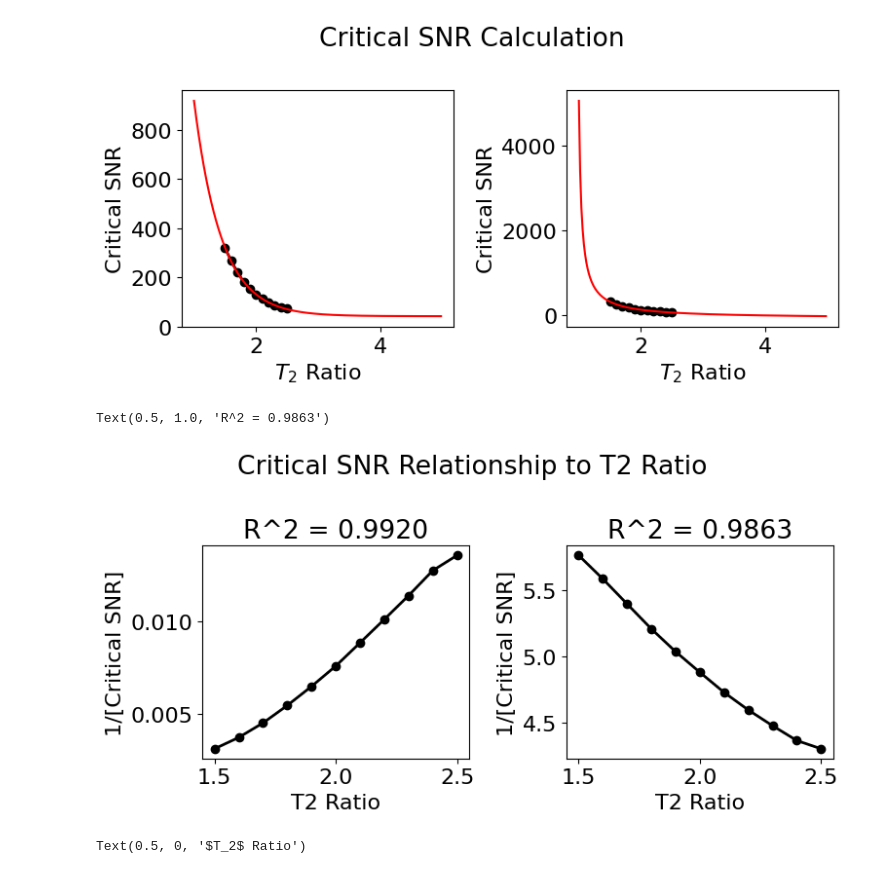
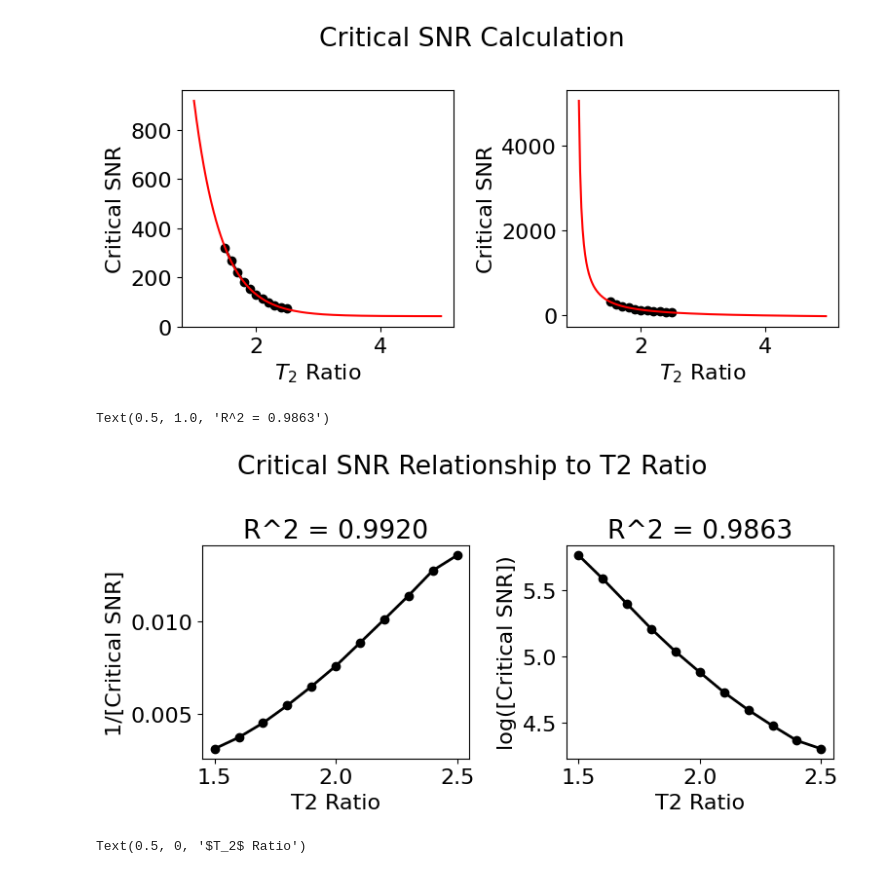
Before and after one commit to Griffin997/Stabilization, a Jupyter notebook: Reassign_Experiment/reassign_T2rat_Exp_Analysis.ipynb, the cells around one changed output. Drawn from its saved outputs; the diff is of its cells as text; code cells hidden in the pictures.

```diff
--- a/Reassign_Experiment/reassign_T2rat_Exp_Analysis.ipynb
+++ b/Reassign_Experiment/reassign_T2rat_Exp_Analysis.ipynb
@@ -581,33 +581,33 @@ Text(0.5, 0, '$T_2$ Ratio')
 # %%
 plt.rc('font', size = 16)
 fig, ax = plt.subplots(1,2, figsize = (8, 4), tight_layout=True)
 fig.suptitle(f"Critical SNR Relationship to T2 Ratio")
 
 
 ax[0].plot(T2rat_array, 1/(x_intersection), color = 'k', ls = '-', marker = 'o', lw = 2)
 
 inv_fit = np.polyfit(T2rat_array, 1/(x_intersection), 1)
 inv_pred = inv_fit[0]*(T2rat_array)+inv_fit[1]
 inv_coefMat = np.corrcoef(1/(x_intersection),inv_pred)
 inv_coefDet = inv_coefMat[0,1]**2
 
 ax[0].set_ylabel("1/[Critical SNR]")
 ax[0].set_xlabel("T2 Ratio")
 ax[0].set_title(f"R^2 = {inv_coefDet:.4f}")
 
 ax[1].plot(T2rat_array, np.log(x_intersection), color = 'k', ls = '-', marker = 'o', lw = 2)
 
 exp_fit = np.polyfit(T2rat_array, np.log(x_intersection), 1)
 exp_pred = exp_fit[0]*(T2rat_array)+inv_fit[1]
 exp_coefMat = np.corrcoef(np.log(x_intersection),exp_pred)
 exp_coefDet = exp_coefMat[0,1]**2
 
-ax[1].set_ylabel("1/[Critical SNR]")
+ax[1].set_ylabel("log([Critical SNR])")
 ax[1].set_xlabel("T2 Ratio")
 ax[1].set_title(f"R^2 = {exp_coefDet:.4f}")
 # %% [output]
 Text(0.5, 1.0, 'R^2 = 0.9863')
-[figure, old version]
+[figure, new version]
 # %%
 colors_list = _get_colors(len(T2rat_array) + 2)
 
```
Also changed, not shown: parts of 2 cells of this notebook.
